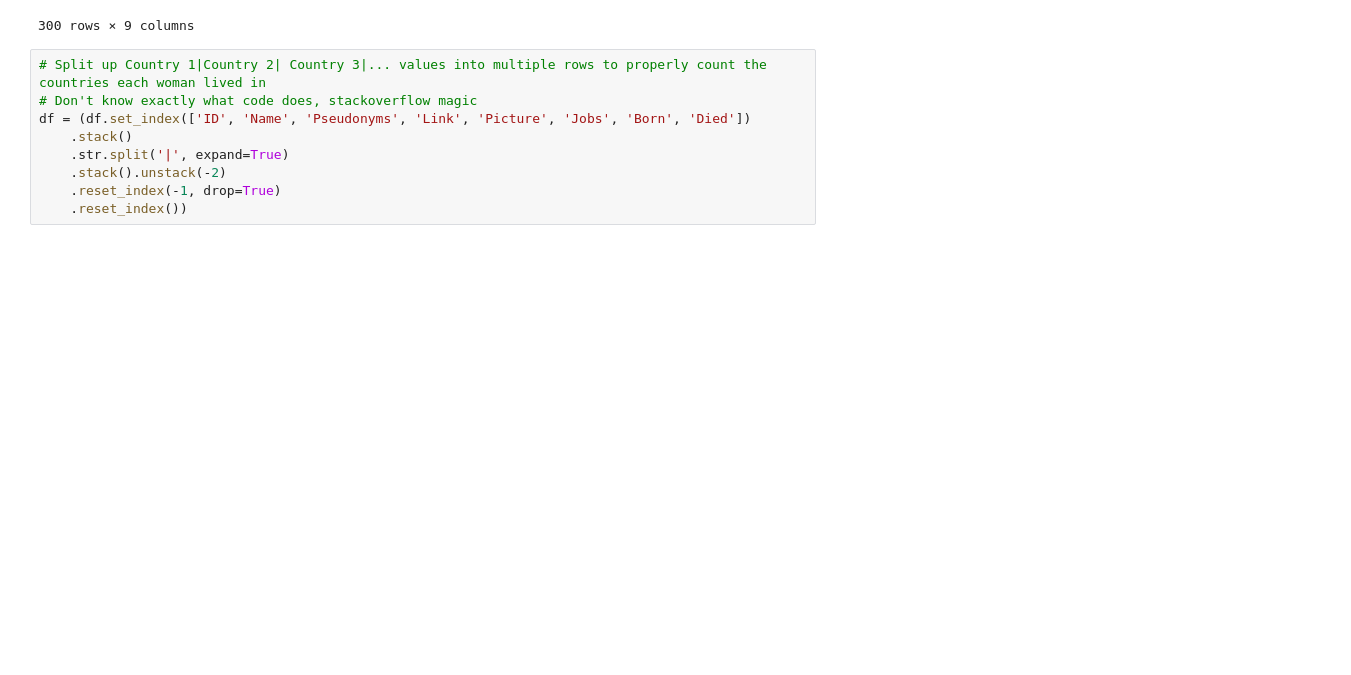
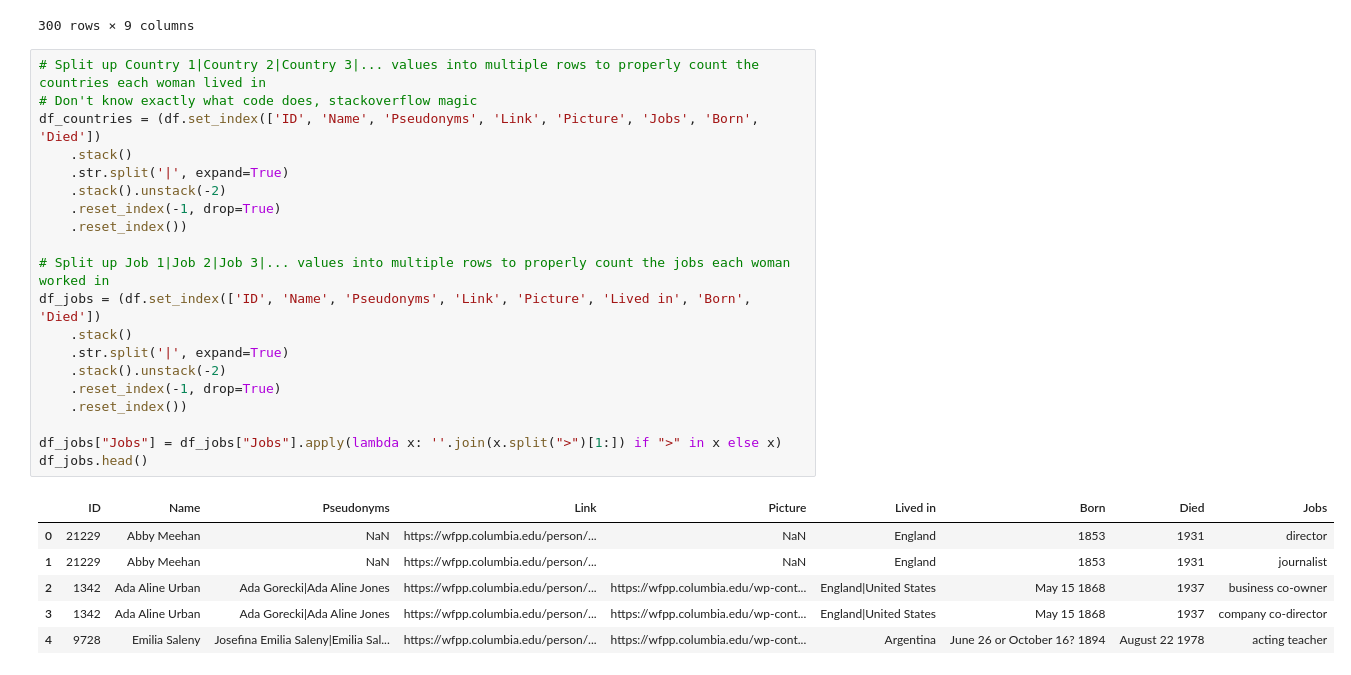
Before and after one commit to MatijaMi/data-vis-women-in-film, a Jupyter notebook: Statistics/statistics.ipynb, the cells around one changed output. Saved outputs shown, nothing was run; the diff lists cells and outputs as text; blank space fills up the shorter version.

```diff
--- a/Statistics/statistics.ipynb
+++ b/Statistics/statistics.ipynb
@@ -41,13 +41,31 @@ df
 | 299 | 1200 | Rose Smith | NaN | https://wfpp.columbia.edu/person/... | NaN | NaN | NaN | Unknown | Unknown |
 300 rows × 9 columns
 # %%
-# Split up Country 1|Country 2| Country 3|... values into multiple rows to properly count the countries each woman lived in
+# Split up Country 1|Country 2|Country 3|... values into multiple rows to properly count the countries each woman lived in
 # Don't know exactly what code does, stackoverflow magic
-df = (df.set_index(['ID', 'Name', 'Pseudonyms', 'Link', 'Picture', 'Jobs', 'Born', 'Died'])
+df_countries = (df.set_index(['ID', 'Name', 'Pseudonyms', 'Link', 'Picture', 'Jobs', 'Born', 'Died'])
     .stack()
     .str.split('|', expand=True)
     .stack().unstack(-2)
     .reset_index(-1, drop=True)
     .reset_index())
+
+# Split up Job 1|Job 2|Job 3|... values into multiple rows to properly count the jobs each woman worked in
+df_jobs = (df.set_index(['ID', 'Name', 'Pseudonyms', 'Link', 'Picture', 'Lived in', 'Born', 'Died'])
+    .stack()
+    .str.split('|', expand=True)
+    .stack().unstack(-2)
+    .reset_index(-1, drop=True)
+    .reset_index())
+
+df_jobs["Jobs"] = df_jobs["Jobs"].apply(lambda x: ''.join(x.split(">")[1:]) if ">" in x else x)
+df_jobs.head()
+# %% [output]
+|  | ID | Name | Pseudonyms | Link | Picture | Lived in | Born | Died | Jobs |
+| 0 | 21229 | Abby Meehan | NaN | https://wfpp.columbia.edu/person/... | NaN | England | 1853 | 1931 | director |
+| 1 | 21229 | Abby Meehan | NaN | https://wfpp.columbia.edu/person/... | NaN | England | 1853 | 1931 | journalist |
+| 2 | 1342 | Ada Aline Urban | Ada Gorecki|Ada Aline Jones | https://wfpp.columbia.edu/person/... | https://wfpp.columbia.edu/wp-cont... | England|United States | May 15 1868 | 1937 | business co-owner |
+| 3 | 1342 | Ada Aline Urban | Ada Gorecki|Ada Aline Jones | https://wfpp.columbia.edu/person/... | https://wfpp.columbia.edu/wp-cont... | England|United States | May 15 1868 | 1937 | company co-director |
+| 4 | 9728 | Emilia Saleny | Josefina Emilia Saleny|Emilia Sal... | https://wfpp.columbia.edu/person/... | https://wfpp.columbia.edu/wp-cont... | Argentina | June 26 or October 16? 1894 | August 22 1978 | acting teacher |
 # %%
 # Group by the countries each person lived in and count it
```
Also changed, not shown: parts of 3 cells of this notebook, 1 other file.
